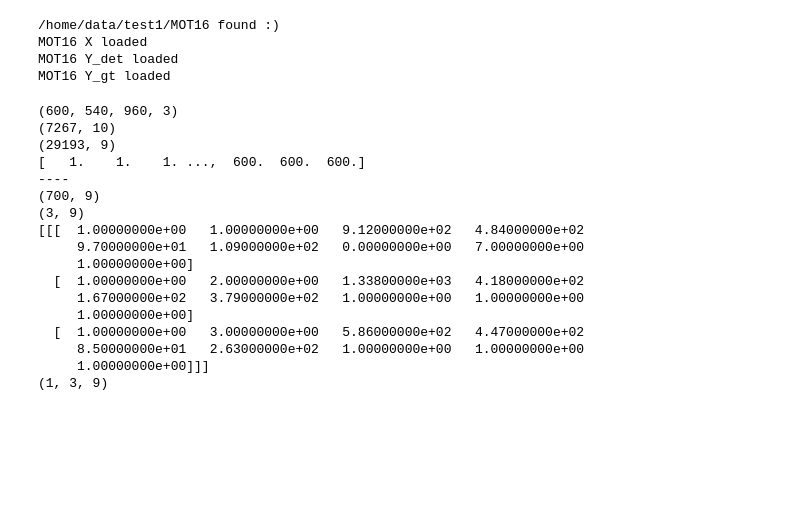
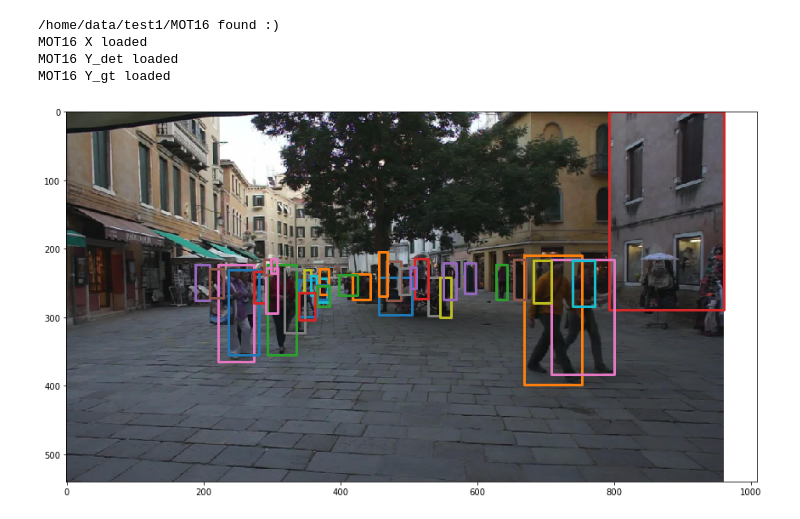
Before and after one commit to jutanke/pak, a Jupyter notebook: samples.ipynb, the cells around one changed output. Drawn from its saved outputs; the diff is of its cells as text; code cells hidden in the pictures; blank space fills up the shorter version.

```diff
--- a/samples.ipynb
+++ b/samples.ipynb
@@ -11,44 +11,29 @@ X, Y_det, Y_gt = mot16.get_train_raw("MOT16-02")
 MOT16 X loaded
 MOT16 Y_det loaded
 MOT16 Y_gt loaded
-# %%
-print(X.shape)
-print(Y_det.shape)
-print(Y_gt.shape)
-
-print(Y_det[:,0])
-print('----')
-
-
-Y = Y_gt[0:700,:]
-print(Y.shape)
-
-mask = ((Y[:,0] == 1) * 1).nonzero()[0]
-
-Y_sub = Y[mask,:]
-print(Y_sub.shape)
-
-Y_sub2 = utils.extract_eq(Y, col=0, value=1)
-
-print(Y_sub2)
-print(Y_sub2.shape)
-
-#utils.plot(X[0:4], cols=2)
-# %% [output]
-(600, 540, 960, 3)
-(7267, 10)
-(29193, 9)
-[   1.    1.    1. ...,  600.  600.  600.]
-----
-(700, 9)
-(3, 9)
-[[[  1.00000000e+00   1.00000000e+00   9.12000000e+02   4.84000000e+02
-     9.70000000e+01   1.09000000e+02   0.00000000e+00   7.00000000e+00
-     1.00000000e+00]
-  [  1.00000000e+00   2.00000000e+00   1.33800000e+03   4.18000000e+02
-     1.67000000e+02   3.79000000e+02   1.00000000e+00   1.00000000e+00
-     1.00000000e+00]
-  [  1.00000000e+00   3.00000000e+00   5.86000000e+02   4.47000000e+02
-     8.50000000e+01   2.63000000e+02   1.00000000e+00   1.00000000e+00
-     1.00000000e+00]]]
-(1, 3, 9)
+# %%
+import matplotlib.pyplot as plt
+
+frame = 1
+resize = 0.5
+
+Y_gt_frame1 = utils.extract_eq(Y_gt, col=0, value=frame)
+
+left = Y_gt_frame1[:,2] * resize
+top = Y_gt_frame1[:,3] * resize
+width = Y_gt_frame1[:,4] * resize
+height = Y_gt_frame1[:,5] * resize
+
+img = X[frame]
+fig = plt.figure(figsize=(16,8))
+
+ax = fig.add_subplot(111)
+ax.imshow(img)
+
+for x, y, w, h in zip(*[left, top, width, height]):
+    bbX, bbY = utils.bb_to_plt_plot(x, y, w, h)
+    ax.plot(bbX, bbY, linewidth=3)
+
+plt.show()
+# %% [output]
+[figure, added]
```
Also changed, not shown: 1 other file.
